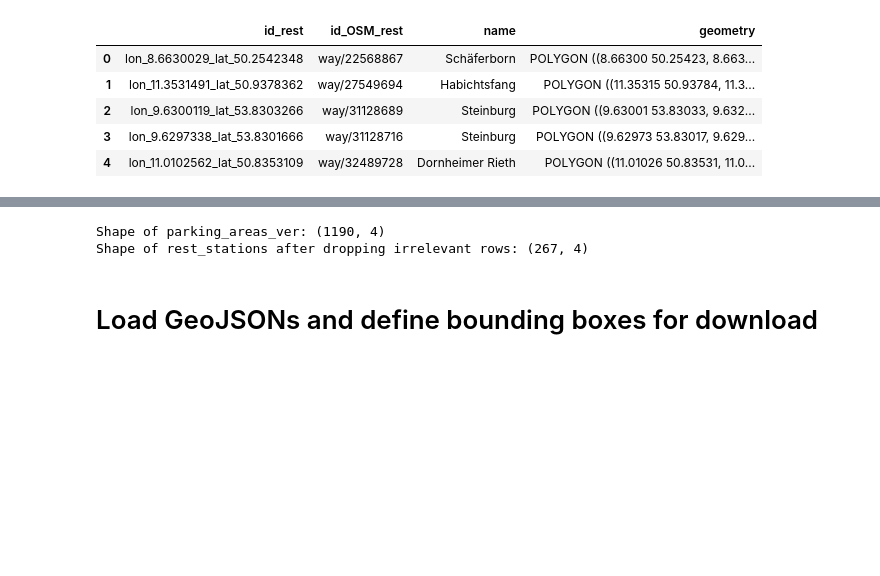
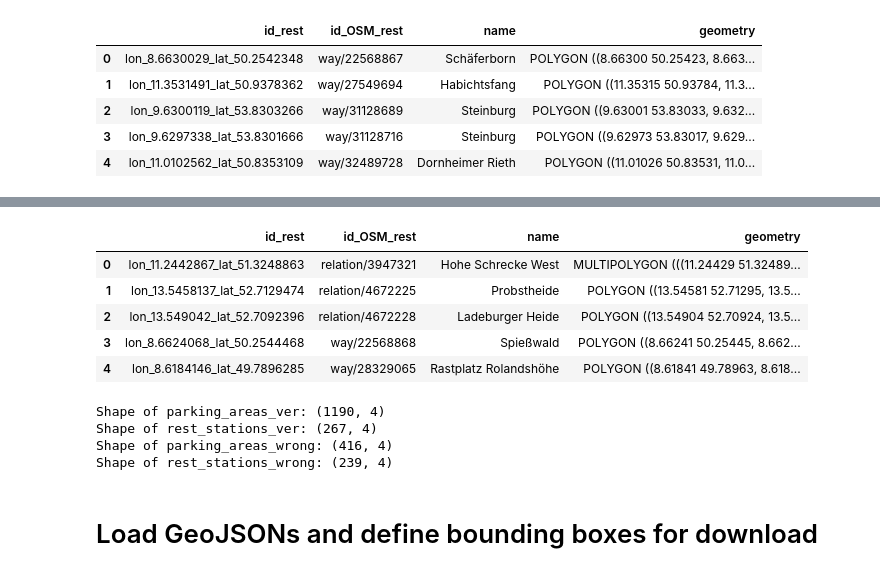
Before and after one commit to benedikt-korbach/remote-sensing-of-parking-areas, a Jupyter notebook: 02_data_acquisition/02c_download_annotate_images.ipynb, the cells around one changed output, grey strips where cells are left out. Drawn from its saved outputs; the diff is of its cells as text; code cells hidden in the pictures; blank space fills up the shorter version.

```diff
--- a/02_data_acquisition/02c_download_annotate_images.ipynb
+++ b/02_data_acquisition/02c_download_annotate_images.ipynb
@@ -129,11 +162,30 @@ rest_stations_ver.head()
+# %%
+# Drop irrelevant columns, reorder columns, reset index of rest_stations_wrong
+
+rest_stations_wrong = rest_stations_wrong.rename(columns={"id": "id_rest", "@id": "id_OSM_rest"})
+rest_stations_wrong = rest_stations_wrong.drop("highway", axis = 1)
+rest_stations_wrong = rest_stations_wrong.reset_index(drop = True)
+
+rest_stations_wrong.head()
+# %% [output]
+|  | id_rest | id_OSM_rest | name | geometry |
+| 0 | lon_11.2442867_lat_51.3248863 | relation/3947321 | Hohe Schrecke West | MULTIPOLYGON (((11.24429 51.32489... |
+| 1 | lon_13.5458137_lat_52.7129474 | relation/4672225 | Probstheide | POLYGON ((13.54581 52.71295, 13.5... |
+| 2 | lon_13.549042_lat_52.7092396 | relation/4672228 | Ladeburger Heide | POLYGON ((13.54904 52.70924, 13.5... |
+| 3 | lon_8.6624068_lat_50.2544468 | way/22568868 | Spießwald | POLYGON ((8.66241 50.25445, 8.662... |
+| 4 | lon_8.6184146_lat_49.7896285 | way/28329065 | Rastplatz Rolandshöhe | POLYGON ((8.61841 49.78963, 8.618... |
 # %%
 # Check shapes of dataframes
 
 print("Shape of parking_areas_ver:", parking_areas_ver.shape)
-print("Shape of rest_stations after dropping irrelevant rows:", rest_stations_ver.shape)
+print("Shape of rest_stations_ver:", rest_stations_ver.shape)
+print("Shape of parking_areas_wrong:", parking_areas_wrong.shape)
+print("Shape of rest_stations_wrong:", rest_stations_wrong.shape)
 # %% [output]
 Shape of parking_areas_ver: (1190, 4)
-Shape of rest_stations after dropping irrelevant rows: (267, 4)
+Shape of rest_stations_ver: (267, 4)
+Shape of parking_areas_wrong: (416, 4)
+Shape of rest_stations_wrong: (239, 4)
 # %%
 # Download geopandas geodataframes as GeoJSONs
 
```
Also changed, not shown: parts of 5 cells of this notebook, 3 other files.
